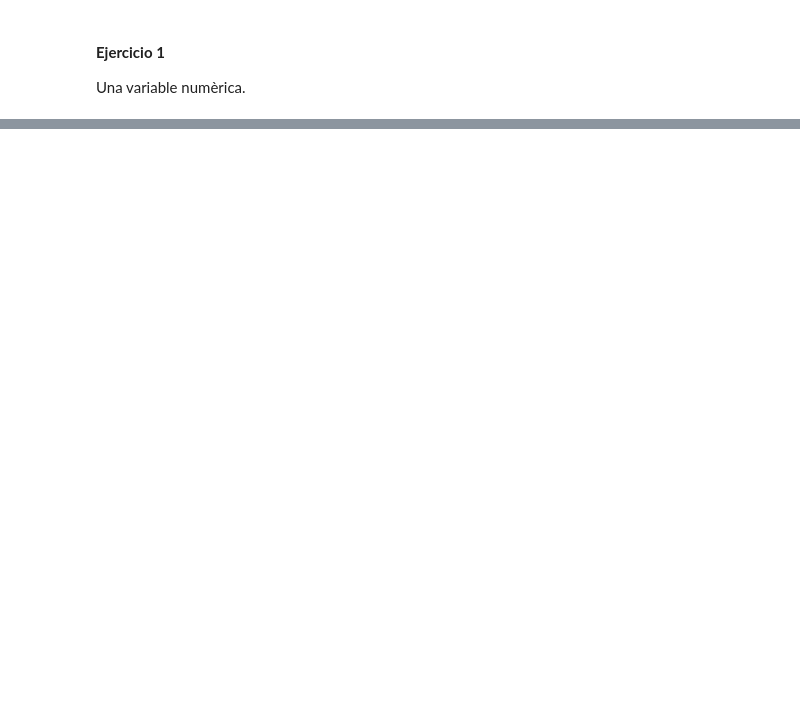
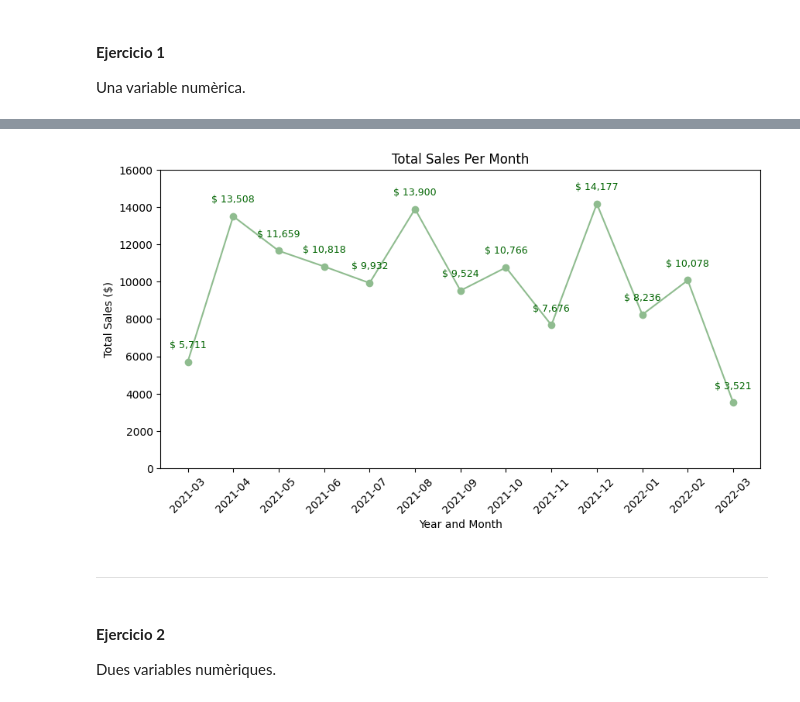
Before and after one commit to Muriburu/ITAcademy, a Jupyter notebook: Sprint 8 - Visualitzacions en Python Scripts en Power BI/Tarea S801.ipynb, the cells around one changed output, grey strips where cells are left out. Cells and saved outputs as stored; diff of their text form; code cells hidden in the pictures; blank space fills up the shorter version.

```diff
--- a/Sprint 8 - Visualitzacions en Python Scripts en Power BI/Tarea S801.ipynb
+++ b/Sprint 8 - Visualitzacions en Python Scripts en Power BI/Tarea S801.ipynb
@@ -39,0 +101,11 @@ MySQL connection is closed
+# %%
+# Creo columna year
+dict_transactions['transactions']['year'] = dict_transactions['transactions']['timestamp'].apply(lambda x: x.year)
+
+# Columna month
+dict_transactions['transactions']['month'] = dict_transactions['transactions']['timestamp'].apply(lambda x: x.month)
+
+# Columna day
+dict_transactions['transactions']['day'] = dict_transactions['transactions']['timestamp'].apply(lambda x: x.day)
+
+dict_transactions['transactions'].head(10)
@@ -52,0 +128,13 @@ cursor.execute(query_n1e1)
+# %%
+"""Voy a representar las compras mensuales hechas desde los 3 países"""
+
+# Solo transacciones aceptadas y hacer una copia explícita para evitar el warning
+accepted_transactions = dict_transactions['transactions'].loc[dict_transactions['transactions']['declined'] == 0].copy()
+
+# Creo columna year_month
+accepted_transactions['year_month'] = accepted_transactions['timestamp'].dt.to_period('M')
+
+# Agrupar por mes y sumar las cantidades
+monthly_total_accepted_transactions = round(accepted_transactions.groupby(["year_month"], as_index=False)["amount"].sum(), 2)
+
+monthly_total_accepted_transactions
@@ -52,0 +156,27 @@ cursor.execute(query_n1e1)
+# %%
+x = monthly_total_accepted_transactions["year_month"].astype(str)           # Necesito convertirlo a string para representarlo
+y = monthly_total_accepted_transactions["amount"]
+
+# Gráfico
+plt.figure(figsize=(10, 5))
+plt.plot(x, y, color="darkseagreen",  marker='o' )
+plt.title("Total Sales Per Month")
+plt.xlabel("Year and Month")
+plt.ylabel("Total Sales ($)")
+plt.xticks(rotation=45)
+plt.ylim(0, 16000)
+
+# Etiquetas de valores
+for i, v in enumerate(y):
+    plt.text(x[i], v + 750, f"$ {v:,.0f}", ha='center', fontsize=9, color='darkgreen')
+
+# Mostrar
+plt.show()
+# %% [output]
+[figure, added]
+# %% [markdown]
+---
+# %% [markdown]
+#### **Ejercicio 2**
+
+Dues variables numèriques.
```
Also changed, not shown: parts of 44 cells of this notebook, 20 other files.
